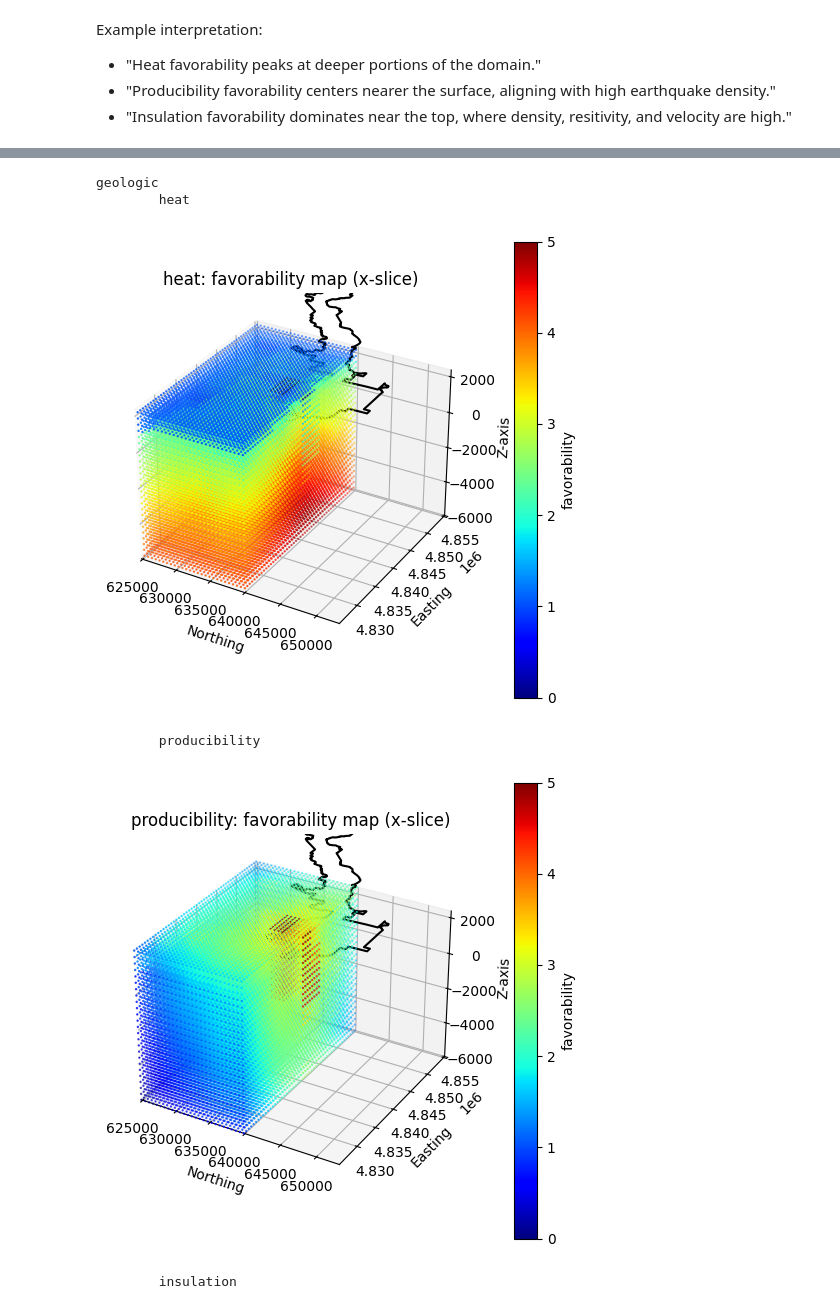
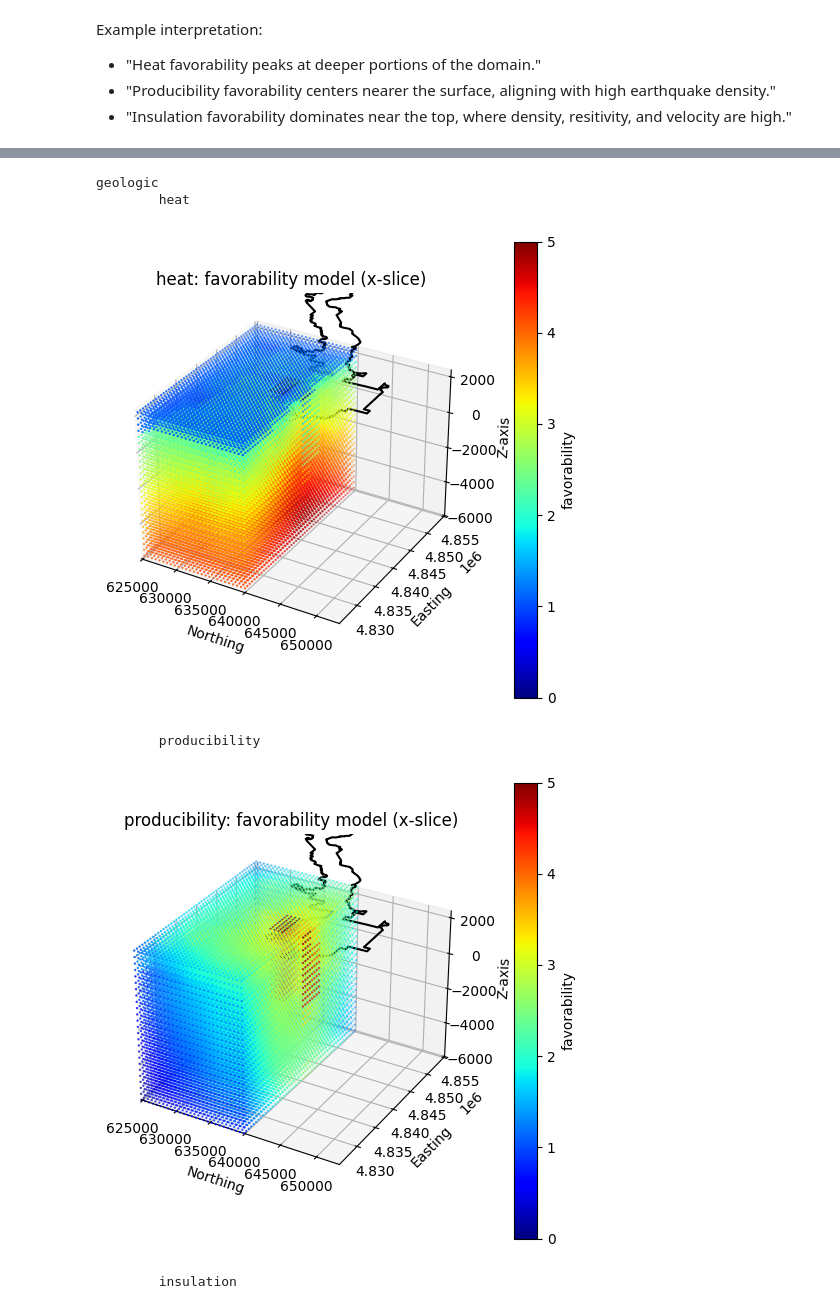
Before and after one commit to NREL/geoPFA, a Jupyter notebook: examples/Newberry/3D/notebooks/2-layer_combination_newberry.ipynb, the cells around one changed output, grey strips where cells are left out. Saved outputs shown, nothing was run; the diff lists cells and outputs as text; code cells hidden in the pictures.

```diff
--- a/examples/Newberry/3D/notebooks/2-layer_combination_newberry.ipynb
+++ b/examples/Newberry/3D/notebooks/2-layer_combination_newberry.ipynb
@@ -196,7 +196,7 @@ gdf = pfa["criteria"]["geologic"]["pr_norm"].copy()
 
 col = "favorability"
 units = "favorability"
-title = "Combined geologic criteria favorability map (x-slice)"
+title = "Combined geologic criteria favorability model (x-slice)"
 
 GeospatialDataPlotters.geo_plot_3d(
     gdf,
@@ -224,7 +224,7 @@ for criteria, crit_data in pfa["criteria"].items():
         gdf = comp_data["pr_norm"].copy()
         col = "favorability"
         units = "favorability"
-        title = f"{component}: favorability map (filtered)"
+        title = f"{component}: favorability model (filtered)"
 
         GeospatialDataPlotters.geo_plot_3d(
             gdf,
@@ -257,29 +257,29 @@ Repeat the same component plots as vertical slices to visualize depth trends.
 # %%
 for criteria, crit_data in pfa["criteria"].items():
     print(criteria)
     for component, comp_data in crit_data["components"].items():
         print(f"\t{component}")
 
         gdf = comp_data["pr_norm"].copy()
         col = "favorability"
         units = "favorability"
-        title = f"{component}: favorability map (x-slice)"
+        title = f"{component}: favorability model (x-slice)"
 
         GeospatialDataPlotters.geo_plot_3d(
             gdf,
             col,
             units,
             title,
             area_outline=outline,
             extent=extent,
             figsize=(5, 5),
             markersize=0.5,
             x_slice=640000,
         )
 # %% [output]
 geologic
         heat
-[figure, old version]
+[figure, new version]
         producibility
-[figure, old version]
+[figure, new version]
         insulation
```
Also changed, not shown: parts of 16 cells of this notebook, 16 other files.
